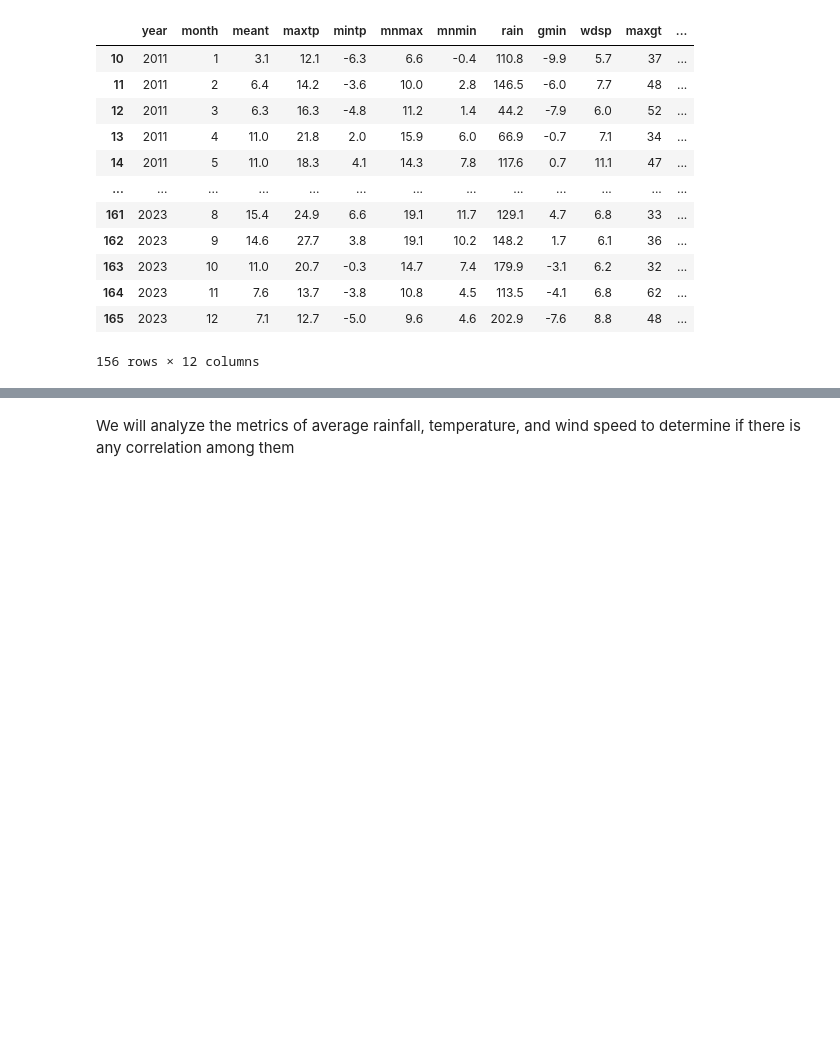
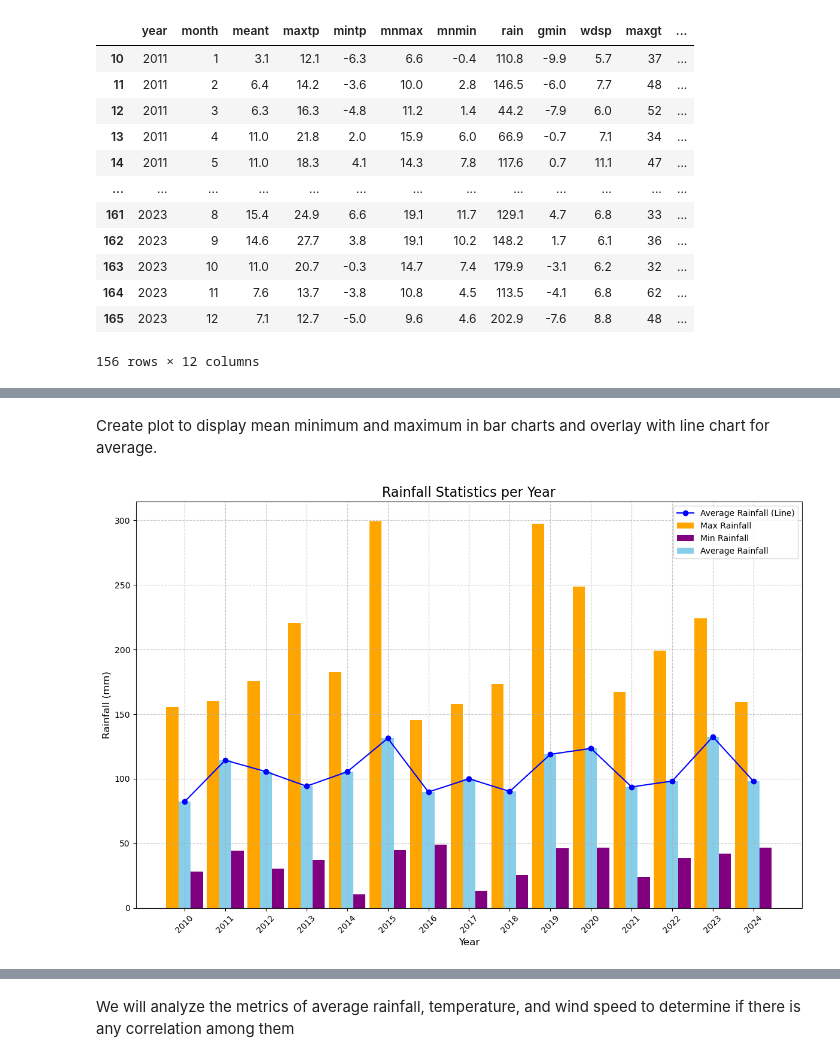
Before and after one commit to MattiDoubleU/PFDA, a Jupyter notebook: Project/Project2024.ipynb, the cells around one changed output, grey strips where cells are left out. Drawn from its saved outputs; the diff is of its cells as text; code cells hidden in the pictures; blank space fills up the shorter version.

Commit message:
Updating plots, displaying min & max average as well as mean in same plot.

```diff
--- a/Project/Project2024.ipynb
+++ b/Project/Project2024.ipynb
@@ -106,0 +165,10 @@ dtype: object
+# %%
+# Ensure the 'rain' column is numeric.
+df['rain'] = pd.to_numeric(df['rain'], errors='coerce')
+
+# Group by year and calculate average, max, and min rainfall.
+rainfall_stats = df.groupby('year')['rain'].agg(['mean', 'max', 'min']).reset_index()
+
+# Print the numeric output for each year's rainfall statistics.
+print("Rainfall Statistics per Year:")
+print(rainfall_stats)
@@ -106,0 +193,37 @@ dtype: object
+# %% [markdown]
+Create plot to display mean minimum and maximum in bar charts and overlay with line chart for average.
+# %%
+# Plot.
+plt.figure(figsize=(12, 8))  # Set the figure size.
+
+# Bar chart for max rainfall.
+plt.bar(rainfall_stats['year'] - 0.3, rainfall_stats['max'], width=0.3, color='orange', label='Max Rainfall')
+
+# Bar chart for min rainfall.
+plt.bar(rainfall_stats['year'] + 0.3, rainfall_stats['min'], width=0.3, color='purple', label='Min Rainfall')
+
+# Bar chart for average rainfall.
+plt.bar(rainfall_stats['year'], rainfall_stats['mean'], width=0.3, color='skyblue', label='Average Rainfall')
+
+# Line chart for average rainfall.
+plt.plot(rainfall_stats['year'], rainfall_stats['mean'], marker='o', color='blue', linestyle='-', label='Average Rainfall (Line)')
+
+# Title and labels.
+plt.title('Rainfall Statistics per Year', fontsize=16)
+plt.xlabel('Year', fontsize=12)
+plt.ylabel('Rainfall (mm)', fontsize=12)
+
+# X-axis.
+plt.xticks(rainfall_stats['year'], rotation=45)
+
+# Legend.
+plt.legend()
+
+# Add a grid for better visualization.
+plt.grid(visible=True, linestyle='--', alpha=0.7)
+
+# Adjust layout and display the plot.
+plt.tight_layout()
+plt.show()
+# %% [output]
+[figure, added]
```
Also changed, not shown: parts of 19 cells of this notebook, 1 other file.
